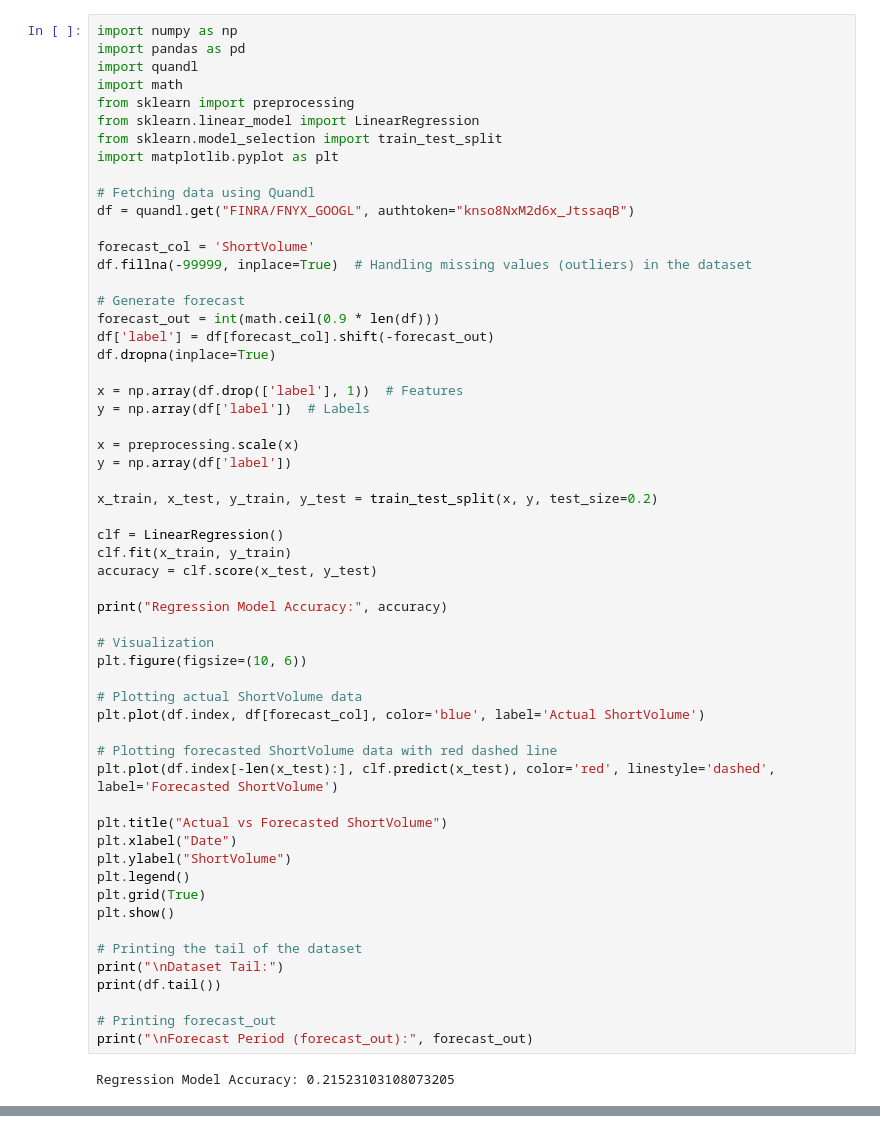
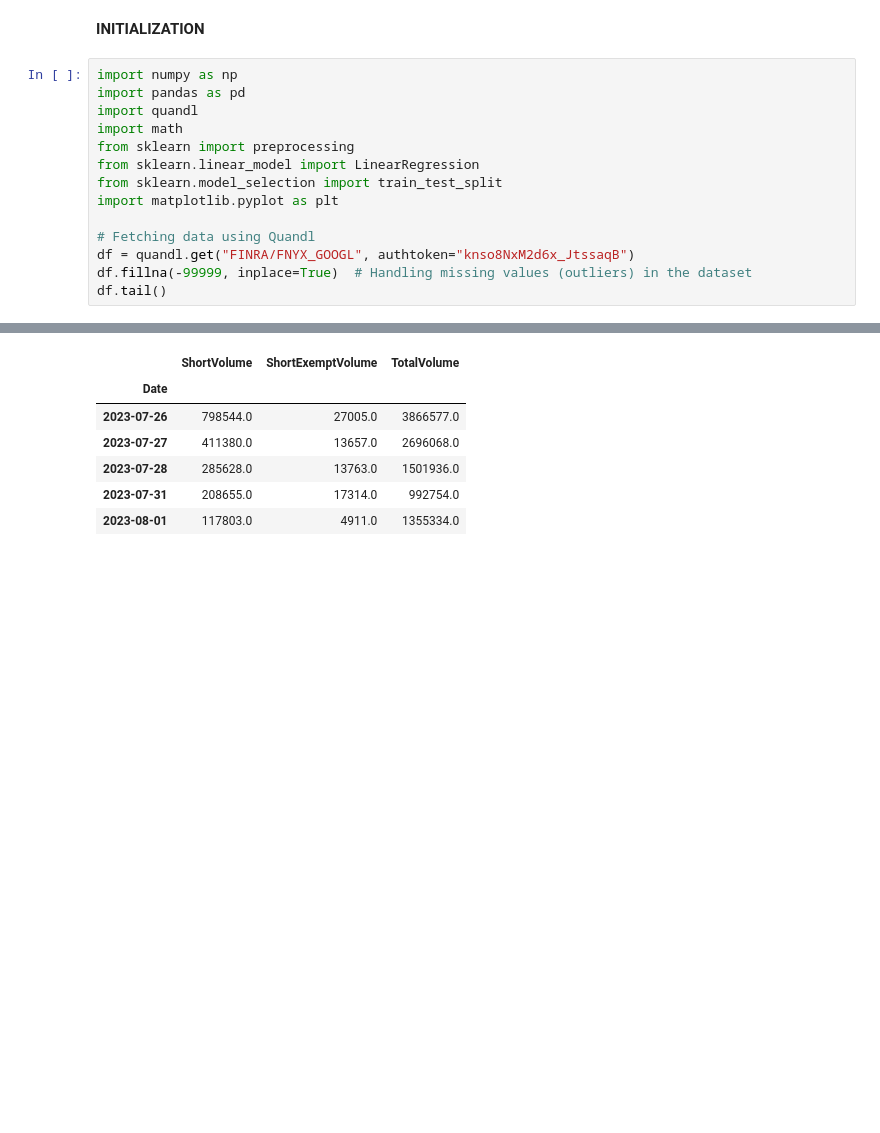
Before and after one commit to OluwoleDove/ML_class, a Jupyter notebook: Forecasting.ipynb, the cells around one changed output, grey strips where cells are left out. Cells and saved outputs as stored; diff of their text form; blank space fills up the shorter version.

Commit message:
Adding Forecasting algo

```diff
--- a/Forecasting.ipynb
+++ b/Forecasting.ipynb
@@ -55,3 +1,5 @@ Date
+# %% [markdown]
+<b><font size="30">INITIALIZATION</font></b>
 # %%
 import numpy as np
 import pandas as pd
@@ -64,50 +12,6 @@ import matplotlib.pyplot as plt
 
 # Fetching data using Quandl
 df = quandl.get("FINRA/FNYX_GOOGL", authtoken="knso8NxM2d6x_JtssaqB")
-
-forecast_col = 'ShortVolume'
 df.fillna(-99999, inplace=True)  # Handling missing values (outliers) in the dataset
-
-# Generate forecast
-forecast_out = int(math.ceil(0.9 * len(df)))
-df['label'] = df[forecast_col].shift(-forecast_out)
-df.dropna(inplace=True)
-
-x = np.array(df.drop(['label'], 1))  # Features
-y = np.array(df['label'])  # Labels
-
-x = preprocessing.scale(x)
-y = np.array(df['label'])
-
-x_train, x_test, y_train, y_test = train_test_split(x, y, test_size=0.2)
-
-clf = LinearRegression()
-clf.fit(x_train, y_train)
-accuracy = clf.score(x_test, y_test)
-
-print("Regression Model Accuracy:", accuracy)
-
-# Visualization
-plt.figure(figsize=(10, 6))
-
-# Plotting actual ShortVolume data
-plt.plot(df.index, df[forecast_col], color='blue', label='Actual ShortVolume')
-
-# Plotting forecasted ShortVolume data with red dashed line
-plt.plot(df.index[-len(x_test):], clf.predict(x_test), color='red', linestyle='dashed', label='Forecasted ShortVolume')
-
-plt.title("Actual vs Forecasted ShortVolume")
-plt.xlabel("Date")
-plt.ylabel("ShortVolume")
-plt.legend()
-plt.grid(True)
-plt.show()
-
-# Printing the tail of the dataset
-print("\nDataset Tail:")
-print(df.tail())
-
-# Printing forecast_out
-print("\nForecast Period (forecast_out):", forecast_out)
+df.tail()
 # %% [output]
-Regression Model Accuracy: 0.21523103108073205
@@ -124,0 +18,7 @@ Forecast Period (forecast_out): 24
+|  | ShortVolume | ShortExemptVolume | TotalVolume |
+| Date |  |  |  |
+| 2023-07-26 | 798544.0 | 27005.0 | 3866577.0 |
+| 2023-07-27 | 411380.0 | 13657.0 | 2696068.0 |
+| 2023-07-28 | 285628.0 | 13763.0 | 1501936.0 |
+| 2023-07-31 | 208655.0 | 17314.0 | 992754.0 |
+| 2023-08-01 | 117803.0 | 4911.0 | 1355334.0 |
```
Also changed, not shown: parts of 6 cells of this notebook, 1 other file.
